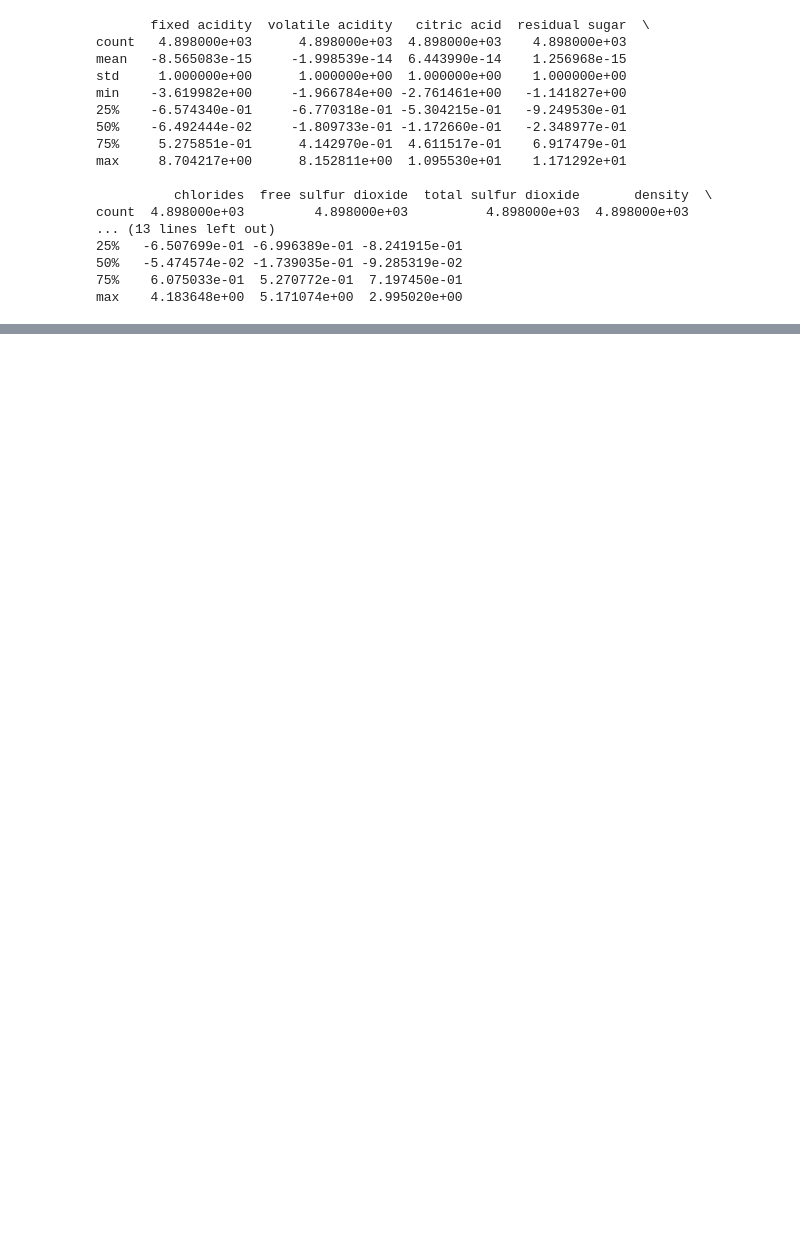
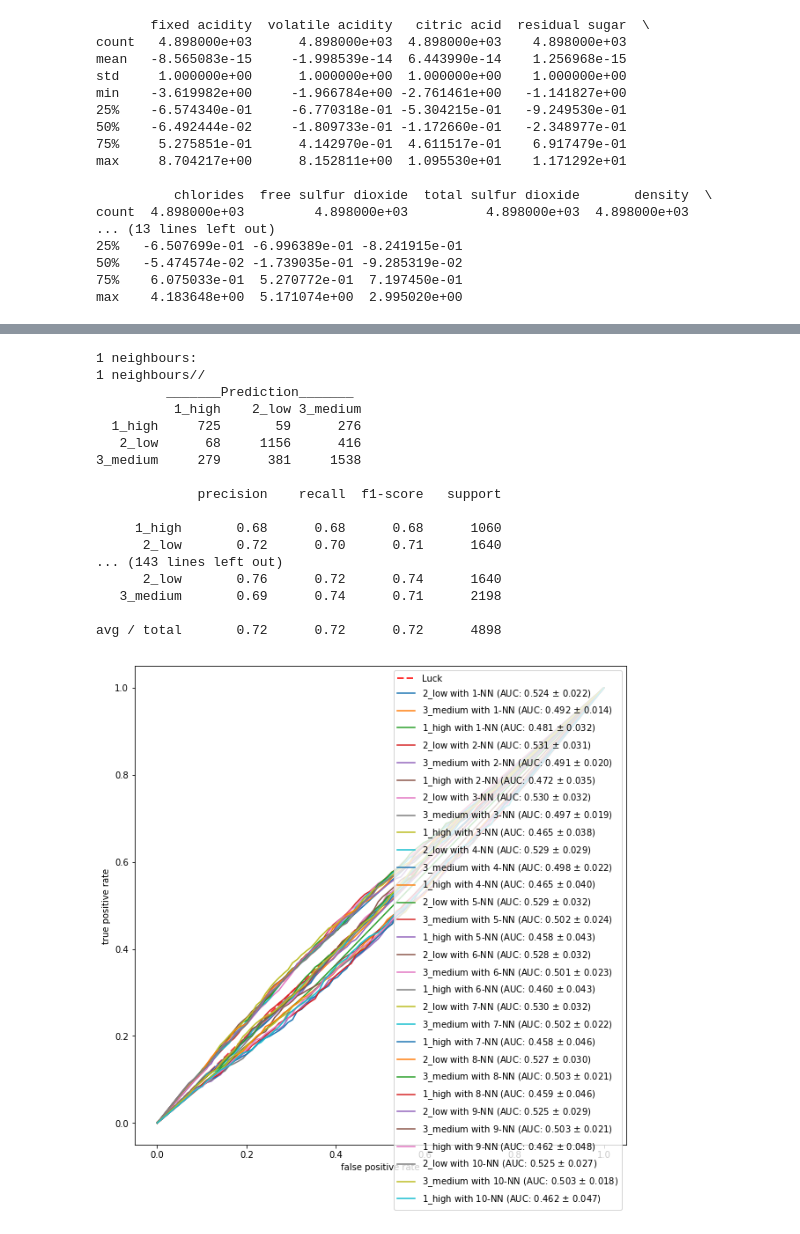
Before and after one commit to GeJulia/wineForTheWin, a Jupyter notebook: Michael-clean.ipynb, the cells around one changed output, grey strips where cells are left out. Cells and saved outputs as stored; diff of their text form; code cells hidden in the pictures; blank space fills up the shorter version.

```diff
--- a/Michael-clean.ipynb
+++ b/Michael-clean.ipynb
@@ -512 +513,40 @@ print(red_targetclass)
 Name: class, Length: 1599, dtype: object
+# %%
+def run_knnw_report(inputs, targets):
+    plt.figure(figsize=(10,10))
+    plt.plot([0, 1], [0, 1], linestyle='--', lw=2, color='r', label='Luck', alpha=.8) # draw diagonal
+    for n_neighbour in range(1,11):
+        print(str(n_neighbour) + " neighbours:")
+        knn_estimator = KNeighborsClassifier(n_neighbour,weights='distance')
+        for classlabel in targets.unique():
+            mean_fpr, mean_tpr, mean_auc, std_auc = avg_roc(cv, knn_estimator, inputs, targets,classlabel)
+            plt.plot(mean_fpr, mean_tpr, label='{} with {}-NN (AUC: {:.3f} $\pm$ {:.3f})'.format(classlabel,n_neighbour, mean_auc, std_auc))
+        print(str(n_neighbour)+ " neighbours//")
+        predicted = cross_val_predict(knn_estimator,inputs,targets,cv=cv)
+        print(confusion_matrix_report(targets,predicted))
+        print(classification_report(targets,predicted))
+    plt.xlabel('false positive rate')
+    plt.ylabel('true positive rate')
+    plt.legend()
+    plt.show()
+# %%
+run_knnw_report(white_norm_input.values,white_targetclass)
+# %% [output]
+1 neighbours:
+1 neighbours//
+         _______Prediction_______
+          1_high    2_low 3_medium
+  1_high     725       59      276
+   2_low      68     1156      416
+3_medium     279      381     1538
+
+             precision    recall  f1-score   support
+
+     1_high       0.68      0.68      0.68      1060
+      2_low       0.72      0.70      0.71      1640
+... (143 lines left out)
+      2_low       0.76      0.72      0.74      1640
+   3_medium       0.69      0.74      0.71      2198
+
+avg / total       0.72      0.72      0.72      4898
+[figure, added]
```
Also changed, not shown: parts of 19 cells of this notebook.
